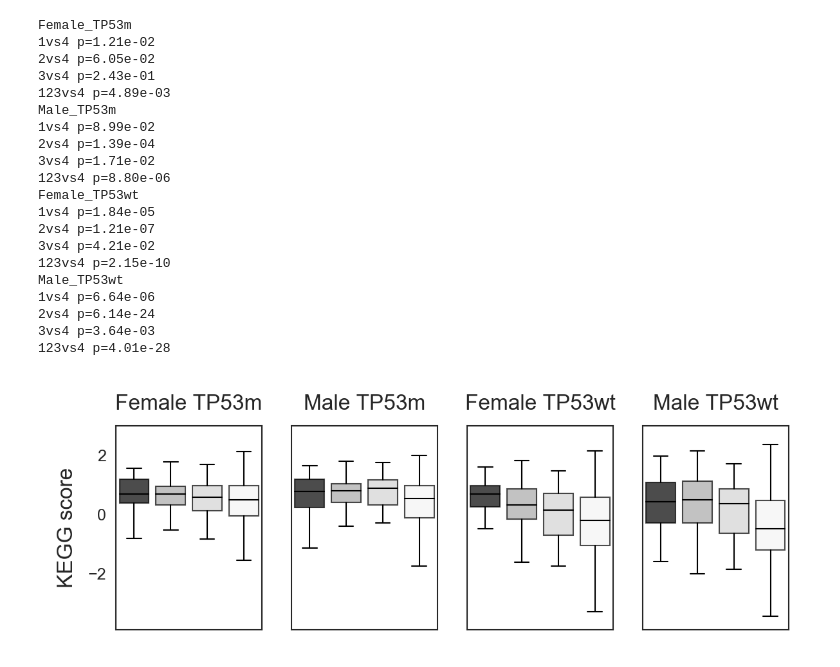
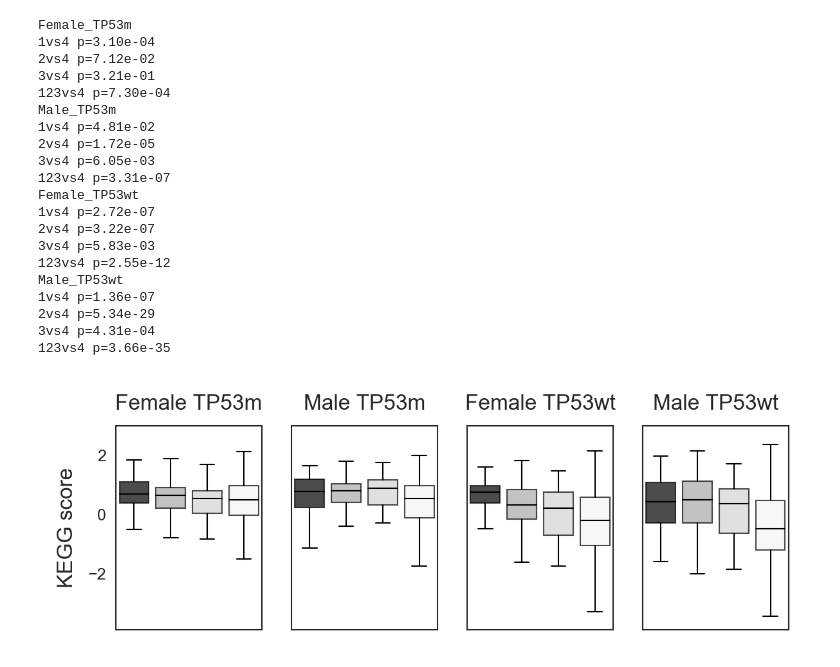
Before and after one commit to shirotak/pancancer_hrd_analysis, a Jupyter notebook: script/Figure4B_5D.ipynb, the cells around one changed output. Drawn from its saved outputs; the diff is of its cells as text; code cells hidden in the pictures.

```diff
--- a/script/Figure4B_5D.ipynb
+++ b/script/Figure4B_5D.ipynb
@@ -46,7 +46,7 @@ value="rRPS_score"
 for i,group in enumerate(groups) :
     ax=fig.add_subplot(1,4,i+1)
     tmp_df=plt_df[ plt_df["Gender_sTP53m"]==group]
-    tmp_df=tmp_df[ tmp_df["CancerType"]!="OV"]
+    tmp_df=tmp_df.dropna(subset=[value])
     order=["GS_HA","GS","HA","nonHRD"]
     sns.boxplot(x="GS_HA_anno",y=value, data=tmp_df,sym="",order=order,
                 palette=["k","darkgrey","lightgrey","whitesmoke"]
@@ -110,6 +110,7 @@ for i,group in enumerate(groups) :
     ax=fig.add_subplot(1,4,i+1)
     tmp_df=plt_df[ plt_df["Gender_sTP53m"]==group]
     tmp_df=tmp_df[ tmp_df["CancerType"]!="OV"]
+    tmp_df=tmp_df.dropna(subset=[value])
     order=["GS_HA","GS","HA","nonHRD"]
     sns.boxplot(x="GS_HA_anno",y=value, data=tmp_df,sym="",order=order,
                 palette=["k","darkgrey","lightgrey","whitesmoke"]
@@ -173,7 +174,7 @@ value="KEGG_score"
 for i,group in enumerate(groups) :
     ax=fig.add_subplot(1,4,i+1)
     tmp_df=plt_df[ plt_df["Gender_sTP53m"]==group]
-    tmp_df=tmp_df[ tmp_df["CancerType"]!="OV"]
+    tmp_df=tmp_df.dropna(subset=[value])
     order=["GS_HA","GS","HA","nonHRD"]
     sns.boxplot(x="GS_HA_anno",y=value, data=tmp_df,sym="",order=order,
                 palette=["k","darkgrey","lightgrey","whitesmoke"]
@@ -185,50 +186,50 @@ for i,group in enumerate(groups) :
 
     a=tmp_df[tmp_df["GS_HA_anno"]=="GS_HA"][value].values
     b=tmp_df[tmp_df["GS_HA_anno"]=="GS"][value].values
     c=tmp_df[tmp_df["GS_HA_anno"]=="HA"][value].values
     d=tmp_df[tmp_df["GS_HA_anno"]=="nonHRD"][value].values
     e=np.concatenate( [a,b,c] )
     _,p=stats.mannwhitneyu(a,d)
     print(group)
     print("1vs4 p={:.2e}".format(p))
 
     _,p=stats.mannwhitneyu(b,d)
     print("2vs4 p={:.2e}".format(p))
     _,p=stats.mannwhitneyu(c,d)
     print("3vs4 p={:.2e}".format(p))
     _,p=stats.mannwhitneyu(e,d)
     print("123vs4 p={:.2e}".format(p))
 
     if i in [1,2,3]:
         ax.set_ylabel("")
         ax.set_yticks([])
     ax.set_xlabel("")
     ax.set_xticks([])
     ax.tick_params(labelsize=6)
 
 plt.savefig(path_to_results+"Figure4B_3.png",bbox_inches="tight")
 # %% [output]
 Female_TP53m
-1vs4 p=1.21e-02
-2vs4 p=6.05e-02
-3vs4 p=2.43e-01
-123vs4 p=4.89e-03
+1vs4 p=3.10e-04
+2vs4 p=7.12e-02
+3vs4 p=3.21e-01
+123vs4 p=7.30e-04
 Male_TP53m
-1vs4 p=8.99e-02
-2vs4 p=1.39e-04
-3vs4 p=1.71e-02
-123vs4 p=8.80e-06
+1vs4 p=4.81e-02
+2vs4 p=1.72e-05
+3vs4 p=6.05e-03
+123vs4 p=3.31e-07
 Female_TP53wt
-1vs4 p=1.84e-05
-2vs4 p=1.21e-07
-3vs4 p=4.21e-02
-123vs4 p=2.15e-10
+1vs4 p=2.72e-07
+2vs4 p=3.22e-07
+3vs4 p=5.83e-03
+123vs4 p=2.55e-12
 Male_TP53wt
-1vs4 p=6.64e-06
-2vs4 p=6.14e-24
-3vs4 p=3.64e-03
-123vs4 p=4.01e-28
+1vs4 p=1.36e-07
+2vs4 p=5.34e-29
+3vs4 p=4.31e-04
+123vs4 p=3.66e-35
-[figure, old version]
+[figure, new version]
 # %%
 values=["MATH","KEGG_cell_cycle"]
 cat="GS_HA_anno"
```
Also changed, not shown: parts of 4 cells of this notebook, 9 other files.
